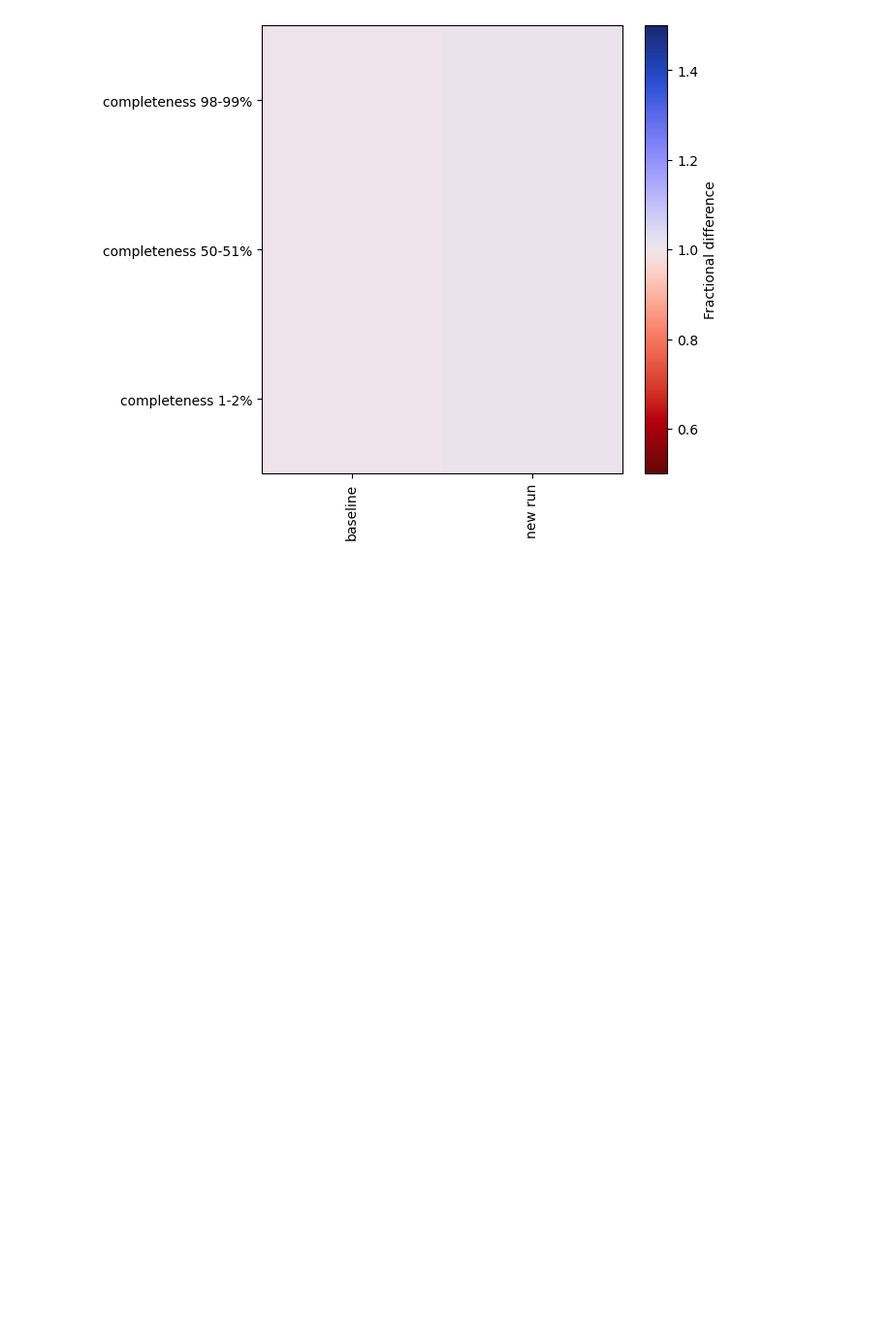
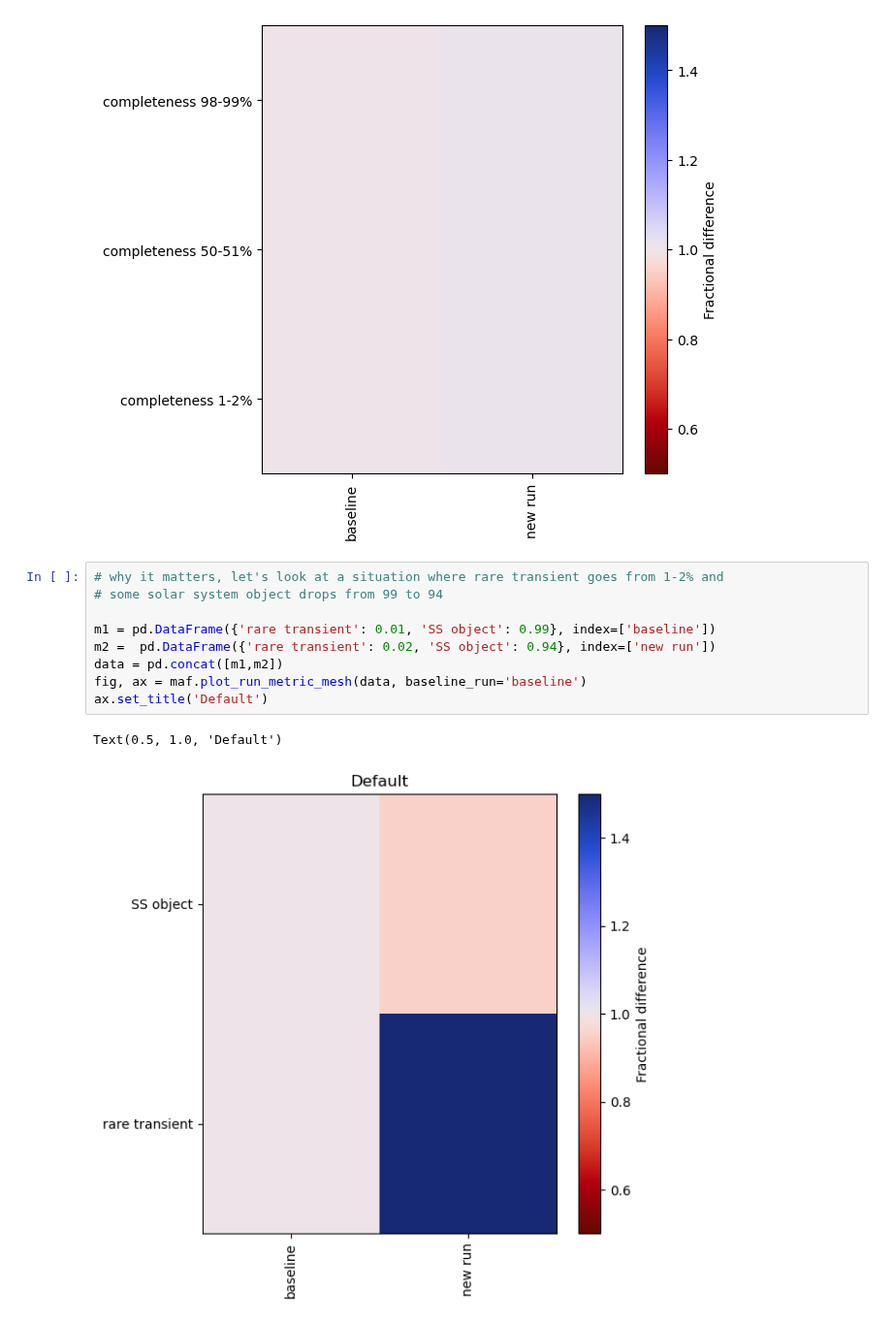
Before and after one commit to yoachim/23_Scratch, a Jupyter notebook: mesh/mesh.ipynb, the cells around one changed output. Shown at 97% size. Saved outputs shown, nothing was run; the diff lists cells and outputs as text; blank space fills up the shorter version.

```diff
--- a/mesh/mesh.ipynb
+++ b/mesh/mesh.ipynb
@@ -57,3 +57,15 @@ metric_set
 fig, ax = maf.plot_run_metric_mesh(data, baseline_run='baseline', metric_set=metric_set)
 # %% [output]
 [figure]
+# %%
+# why it matters, let's look at a situation where rare transient goes from 1-2% and
+# some solar system object drops from 99 to 94
+
+m1 = pd.DataFrame({'rare transient': 0.01, 'SS object': 0.99}, index=['baseline'])
+m2 =  pd.DataFrame({'rare transient': 0.02, 'SS object': 0.94}, index=['new run'])
+data = pd.concat([m1,m2])
+fig, ax = maf.plot_run_metric_mesh(data, baseline_run='baseline')
+ax.set_title('Default')
+# %% [output]
+Text(0.5, 1.0, 'Default')
+[figure, added]
```
Also changed, not shown: parts of 3 cells of this notebook.
